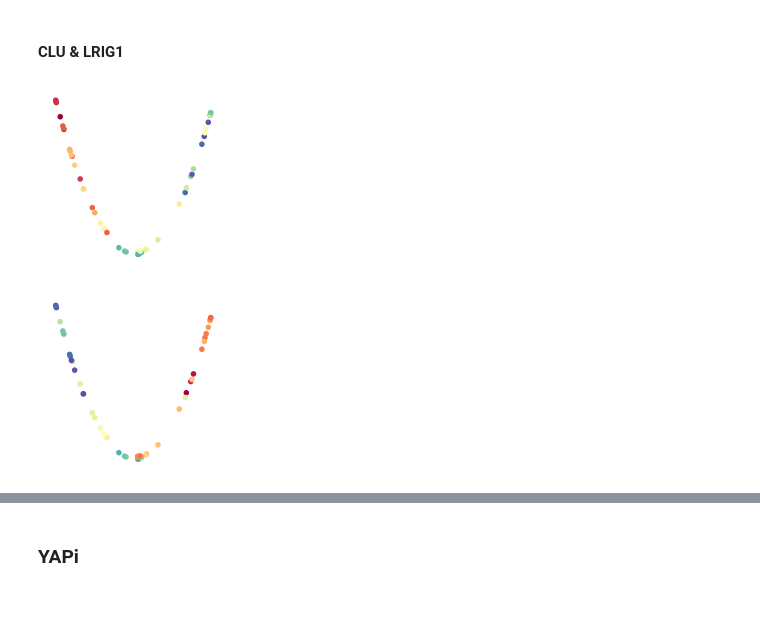
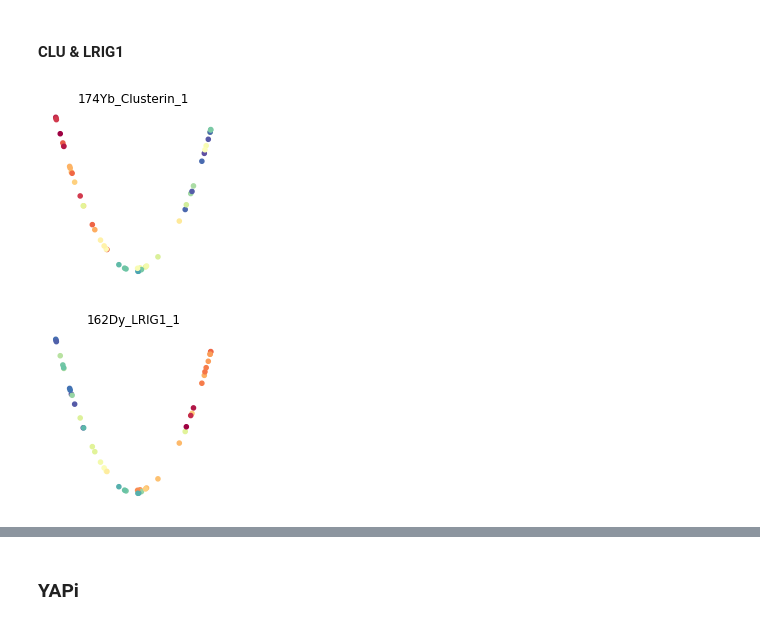
Before and after one commit to TAPE-Lab/Qin-CardosoRodriguez-et-al, a Jupyter notebook: Figure6-S6/Signal Perturbation/signal-perturbation_fig-6-s6.ipynb, the cells around one changed output, grey strips where cells are left out. Cells and saved outputs as stored; diff of their text form; code cells hidden in the pictures.

```diff
--- a/Figure6-S6/Signal Perturbation/signal-perturbation_fig-6-s6.ipynb
+++ b/Figure6-S6/Signal Perturbation/signal-perturbation_fig-6-s6.ipynb
@@ -238,7 +240,8 @@ for marker in ["174Yb_Clusterin_1",  "162Dy_LRIG1_1", "115In_Pan-CK","175Lu_Surv
         xlabel="",
         ylabel="",
         legend=False,
-        title="",
+        title=marker,
+        fontsize=5,
         ax=ax,
     )
     fig.axis("off")
@@ -358,26 +361,27 @@ fig.axis("off")
 # %%
 for marker in ["174Yb_Clusterin_1",  "162Dy_LRIG1_1"]:
     fig, ax = plt.subplots(1, 1, figsize=(2.2, 2.2))
     fig = scprep.plot.scatter2d(
         Y_phate_df.iloc[:, -2:],
         c=Y_phate_df.loc[:, marker],
         cmap=sns.color_palette("Spectral_r", as_cmap=True),
         ticks=False,
         s=9,
         xlabel="",
         ylabel="",
         legend=False,
-        title="",
+        title=marker,
+        fontsize=5,
         ax=ax,
     )
     fig.axis("off")
     # plt.savefig(
     #     f"{output_dir}/EMD-PHATE_WNT-EGF-Gradient_{marker}.pdf",
     #     bbox_inches="tight",
     #     )
 # %% [output]
-[figure, old version]
+[figure, new version]
-[figure, old version]
+[figure, new version]
 [interactive output not drawn]
 # %% [markdown]
 ### YAPi
```
Also changed, not shown: parts of 7 cells of this notebook, 7 other files.
